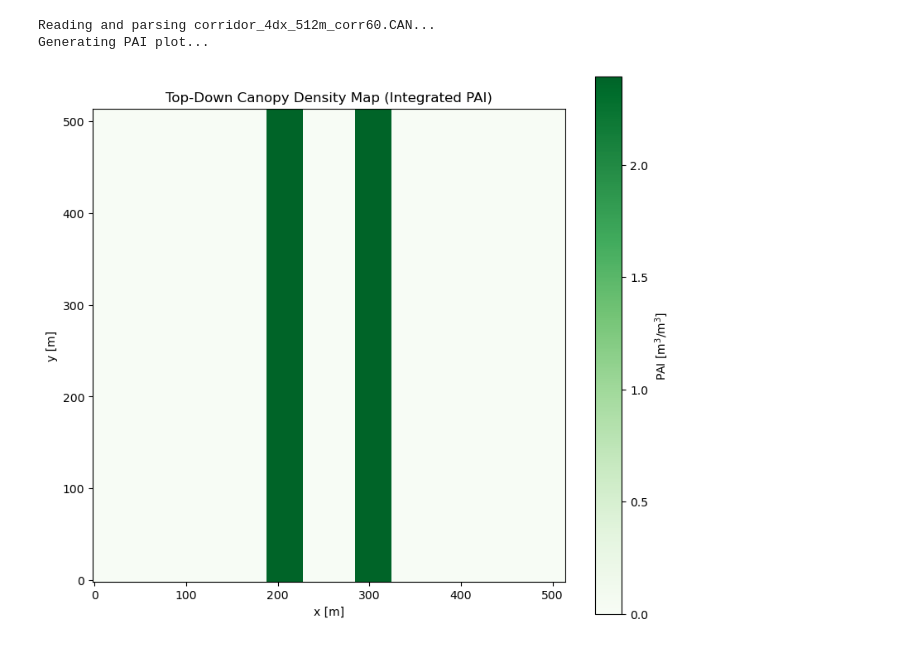
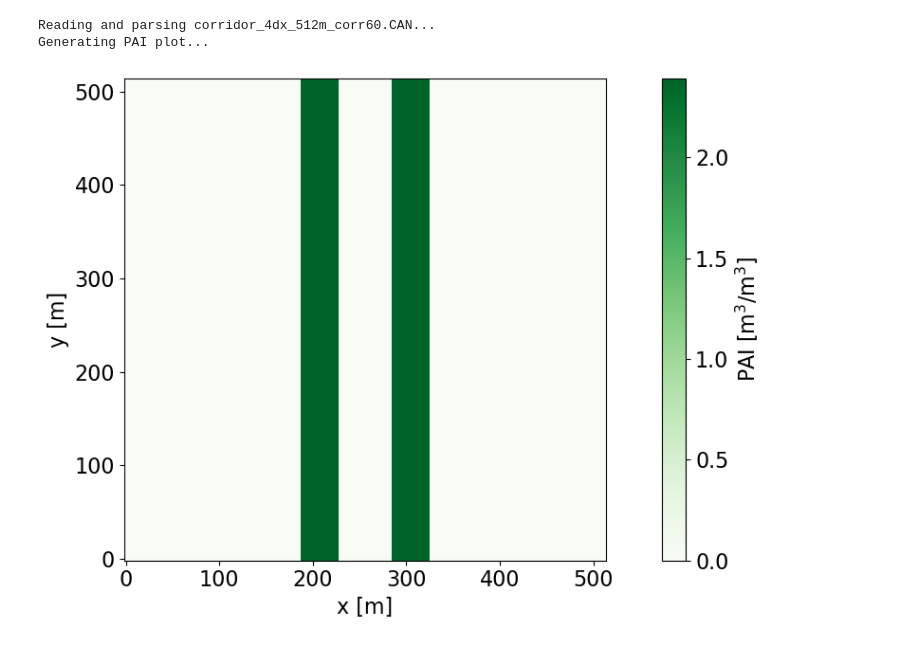
Before and after one commit to JacobManniche/Bachelor_rep, a Jupyter notebook: Plotting CAN/PAI_plot.ipynb, the cells around one changed output. Drawn from its saved outputs; the diff is of its cells as text; code cells hidden in the pictures.

```diff
--- a/Plotting CAN/PAI_plot.ipynb
+++ b/Plotting CAN/PAI_plot.ipynb
@@ -46,43 +46,47 @@ def plot_corridor_density_standalone(can_file):
 
                 stream_ptr += (1 + nz_max + 1)
 
     # 2. Reconstruct spatial 2D coordinate arrays for plotting
     x_coords = np.linspace(x_min, x_max, nx)
     y_coords = np.linspace(y_min, y_max, ny)
     X, Y = np.meshgrid(x_coords, y_coords, indexing='ij')
 
     # 3. Setup the custom colormap logic
     max_pai = 2.392
     orig_cmap = plt.cm.Greens
     colormap = orig_cmap(np.linspace(0.0, 0.9, 100))
     cmap = matplotlib.colors.LinearSegmentedColormap.from_list("forest_cmap", colormap)
 
     # 4. Generate the top-down plan view plot
     print(f"Generating PAI plot...")
-    plt.figure(figsize=(8, 7))
+    plt.figure(figsize=(12, 6))
 
     # Plot using pcolormesh with explicit vmin/vmax normalization
     im = plt.pcolormesh(X, Y, pai_2d, cmap=cmap, vmin=0, vmax=max_pai, shading='auto')
 
     # Formatting layout
     cbar = plt.colorbar(im, label=r'PAI [m$^3$/m$^3$]') # Area index standard units are m²/m²
-    plt.title(f'Top-Down Canopy Density Map (Integrated PAI)')
-    plt.xlabel('x [m]')
-    plt.ylabel('y [m]')
+    cbar.ax.tick_params(labelsize=16)
+    cbar.set_label(r'PAI [m$^3$/m$^3$]', fontsize=16)
+    plt.xlabel('x [m]', fontsize=16)
+    plt.ylabel('y [m]', fontsize=16)
+
+    # Set axis numbers to be more readable
+    plt.xticks(fontsize=16)
+    plt.yticks(fontsize=16)
 
     # Make the grid aspect ratio square so the layout geometry isn't warped
     plt.gca().set_aspect('equal', adjustable='box')
     plt.tight_layout()
 
     # plt.savefig(outfile, dpi=300)
     # print(f"Plot saved successfully as {outfile}")
     plt.show()
+
+if __name__ == "__main__":
+    # Update filename if necessary to target your file variants
+    plot_corridor_density_standalone('corridor_4dx_512m_corr60.CAN')
+# %% [output]
+Reading and parsing corridor_4dx_512m_corr60.CAN...
+Generating PAI plot...
+[figure, added]
-# %%
-
-if __name__ == "__main__":
-    # Update filename if necessary to target your file variants
-    plot_corridor_density_standalone('corridor_4dx_512m_corr60.CAN')
-# %% [output]
-Reading and parsing corridor_4dx_512m_corr60.CAN...
-Generating PAI plot...
-[figure, removed]
```
Also changed, not shown: 3 other files.
